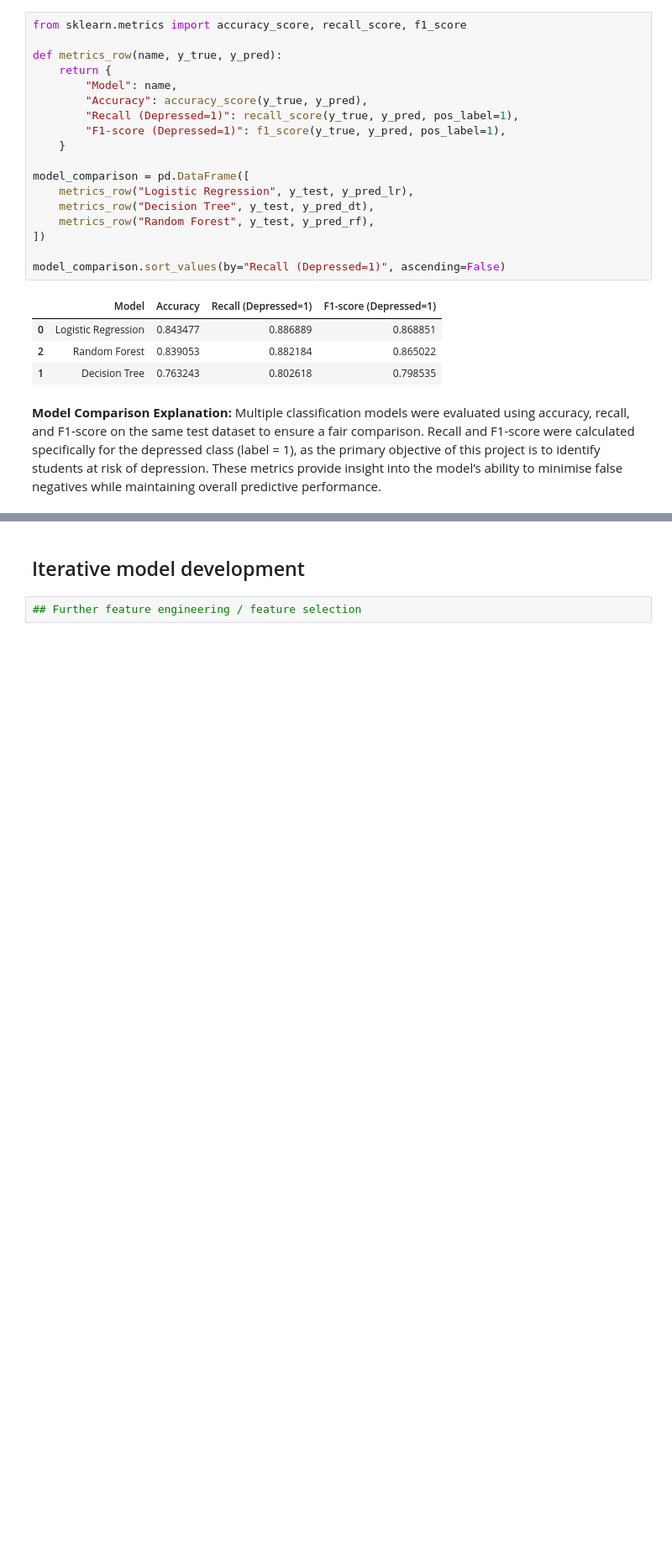
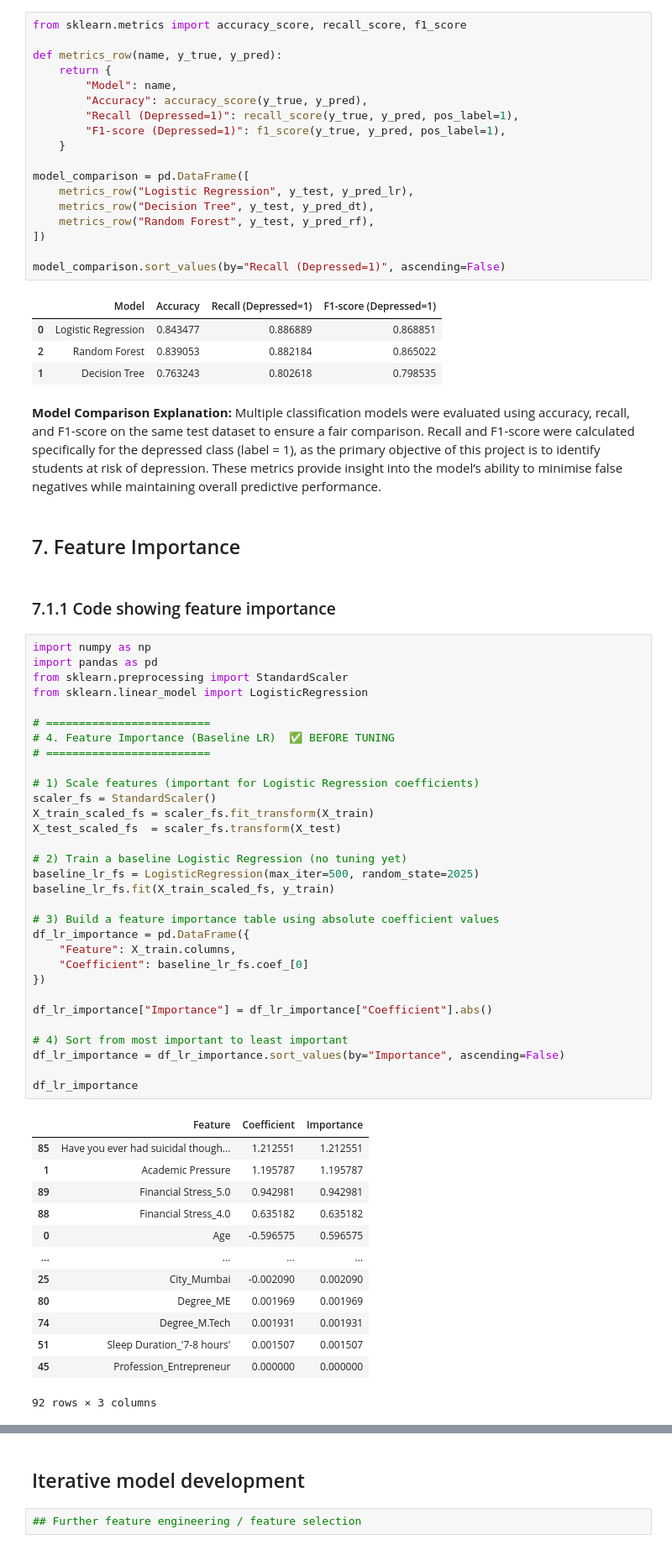
Before and after one commit to Reyes-Yeo/mldp-project-streamlit, a Jupyter notebook: Reyes Yeo Zhibin_2404424J_P01_MLDP Program Codes Submission.ipynb, the cells around one changed output, grey strips where cells are left out. Shown at 84% size. Drawn from its saved outputs; the diff is of its cells as text; blank space fills up the shorter version.

Commit message:
Code to show feature importance

```diff
--- a/Reyes Yeo Zhibin_2404424J_P01_MLDP Program Codes Submission.ipynb
+++ b/Reyes Yeo Zhibin_2404424J_P01_MLDP Program Codes Submission.ipynb
@@ -502,3 +502,52 @@ model_comparison.sort_values(by="Recall (Depressed=1)", ascending=False)
 # %% [markdown]
 **Model Comparison Explanation:**
 Multiple classification models were evaluated using accuracy, recall, and F1-score on the same test dataset to ensure a fair comparison. Recall and F1-score were calculated specifically for the depressed class (label = 1), as the primary objective of this project is to identify students at risk of depression. These metrics provide insight into the model’s ability to minimise false negatives while maintaining overall predictive performance.
+# %% [markdown]
+## 7. Feature Importance
+# %% [markdown]
+### 7.1.1 Code showing feature importance
+# %%
+import numpy as np
+import pandas as pd
+from sklearn.preprocessing import StandardScaler
+from sklearn.linear_model import LogisticRegression
+
+# =========================
+# 4. Feature Importance (Baseline LR)  ✅ BEFORE TUNING
+# =========================
+
+# 1) Scale features (important for Logistic Regression coefficients)
+scaler_fs = StandardScaler()
+X_train_scaled_fs = scaler_fs.fit_transform(X_train)
+X_test_scaled_fs  = scaler_fs.transform(X_test)
+
+# 2) Train a baseline Logistic Regression (no tuning yet)
+baseline_lr_fs = LogisticRegression(max_iter=500, random_state=2025)
+baseline_lr_fs.fit(X_train_scaled_fs, y_train)
+
+# 3) Build a feature importance table using absolute coefficient values
+df_lr_importance = pd.DataFrame({
+    "Feature": X_train.columns,
+    "Coefficient": baseline_lr_fs.coef_[0]
+})
+
+df_lr_importance["Importance"] = df_lr_importance["Coefficient"].abs()
+
+# 4) Sort from most important to least important
+df_lr_importance = df_lr_importance.sort_values(by="Importance", ascending=False)
+
+df_lr_importance
+# %% [output]
+|  | Feature | Coefficient | Importance |
+| 85 | Have you ever had suicidal though... | 1.212551 | 1.212551 |
+| 1 | Academic Pressure | 1.195787 | 1.195787 |
+| 89 | Financial Stress_5.0 | 0.942981 | 0.942981 |
+| 88 | Financial Stress_4.0 | 0.635182 | 0.635182 |
+| 0 | Age | -0.596575 | 0.596575 |
+| ... | ... | ... | ... |
+| 25 | City_Mumbai | -0.002090 | 0.002090 |
+| 80 | Degree_ME | 0.001969 | 0.001969 |
+| 74 | Degree_M.Tech | 0.001931 | 0.001931 |
+| 51 | Sleep Duration_'7-8 hours' | 0.001507 | 0.001507 |
+| 45 | Profession_Entrepreneur | 0.000000 | 0.000000 |
+92 rows × 3 columns
```
Also changed, not shown: parts of 1 cell of this notebook.
